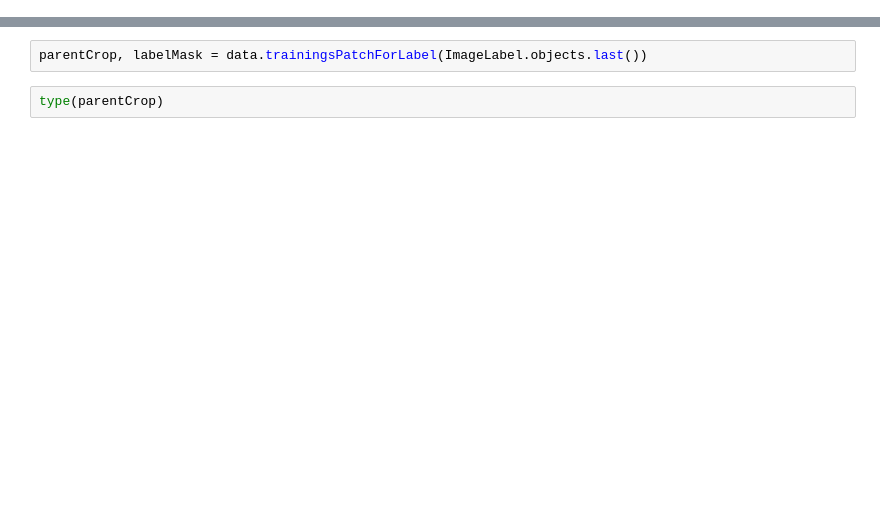
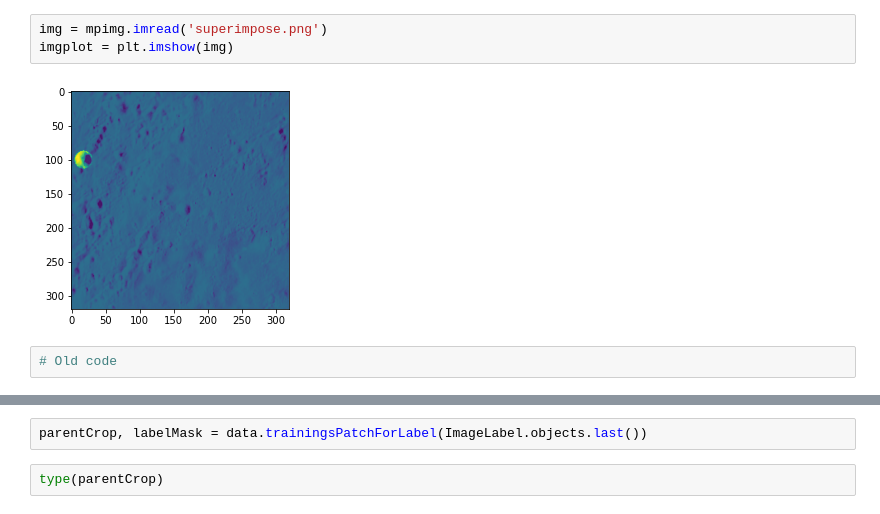
Before and after one commit to DREAMS-lab/deepgis, a Jupyter notebook: AgDSS-Command-and-Control.ipynb, the cells around one changed output, grey strips where cells are left out. Saved outputs shown, nothing was run; the diff lists cells and outputs as text; blank space fills up the shorter version.

```diff
--- a/AgDSS-Command-and-Control.ipynb
+++ b/AgDSS-Command-and-Control.ipynb
@@ -1,3 +33,10 @@
+# %%
+img = mpimg.imread('superimpose.png')
+imgplot = plt.imshow(img)
+# %% [output]
+[figure, added]
+# %%
+# Old code
 # %%
 %matplotlib inline
 %load_ext autoreload
```
Also changed, not shown: parts of 9 cells of this notebook, 8 other files.
